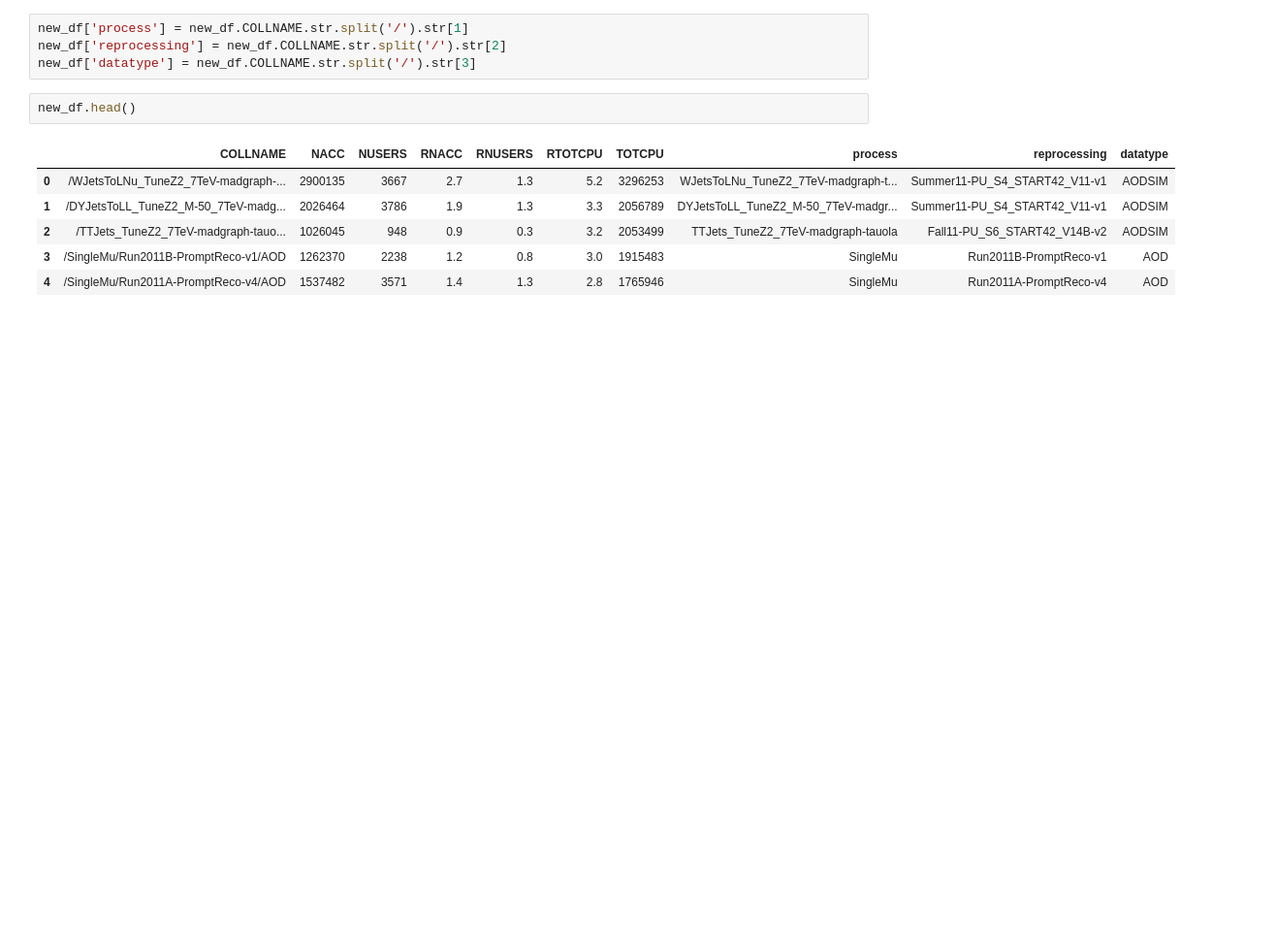
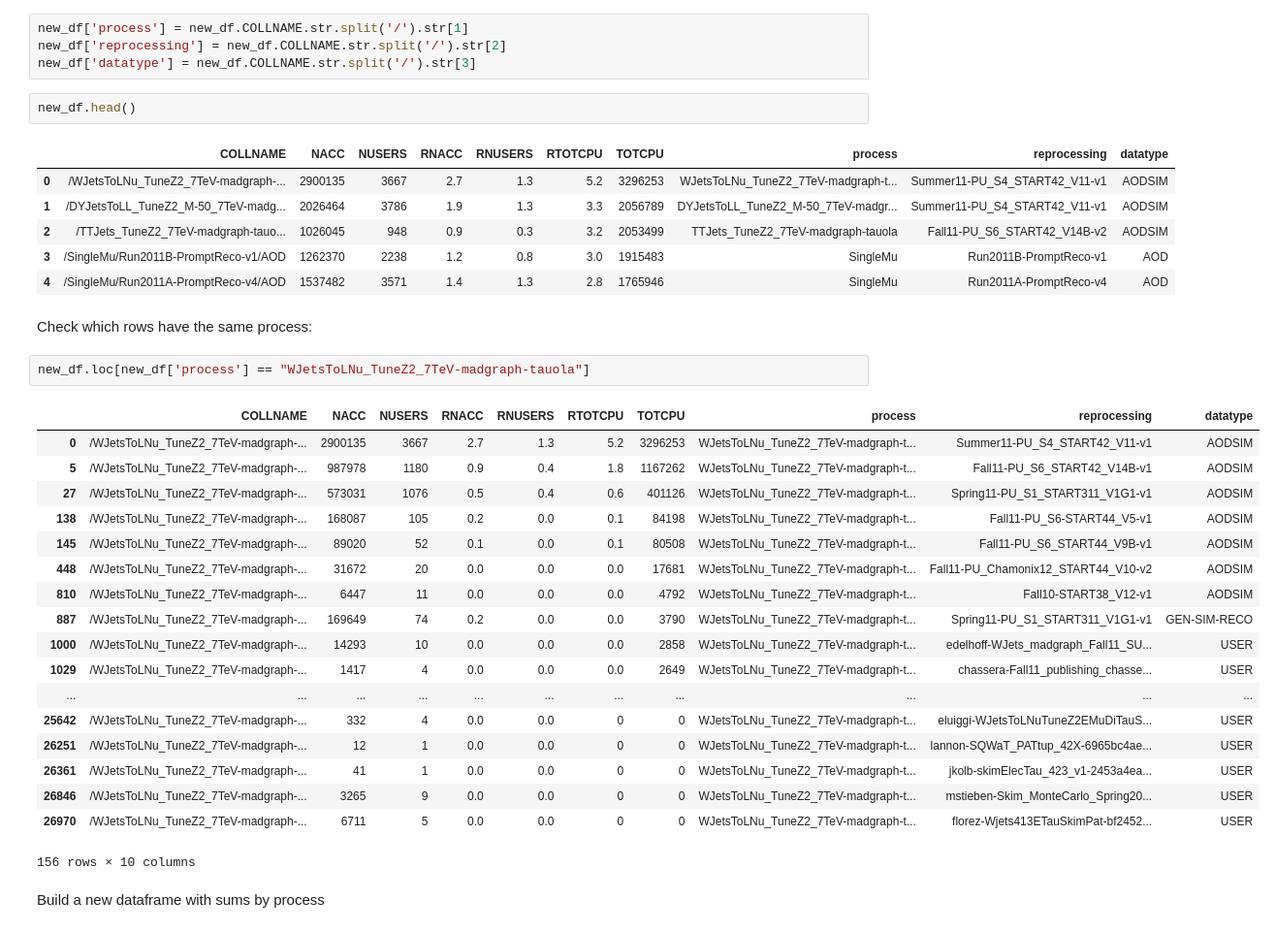
Before and after one commit to katilp/cms-data-popularity, a Jupyter notebook: compare-data-popularity.ipynb, the cells around one changed output. Shown: that part at 97% size. Drawn from its saved outputs; the diff is of its cells as text; blank space fills up the shorter version.

```diff
--- a/compare-data-popularity.ipynb
+++ b/compare-data-popularity.ipynb
@@ -259,3 +271,28 @@ new_df.head()
 | 2 | /TTJets_TuneZ2_7TeV-madgraph-tauo... | 1026045 | 948 | 0.9 | 0.3 | 3.2 | 2053499 | TTJets_TuneZ2_7TeV-madgraph-tauola | Fall11-PU_S6_START42_V14B-v2 | AODSIM |
 | 3 | /SingleMu/Run2011B-PromptReco-v1/AOD | 1262370 | 2238 | 1.2 | 0.8 | 3.0 | 1915483 | SingleMu | Run2011B-PromptReco-v1 | AOD |
 | 4 | /SingleMu/Run2011A-PromptReco-v4/AOD | 1537482 | 3571 | 1.4 | 1.3 | 2.8 | 1765946 | SingleMu | Run2011A-PromptReco-v4 | AOD |
+# %% [markdown]
+Check which rows have the same process:
+# %%
+new_df.loc[new_df['process'] == "WJetsToLNu_TuneZ2_7TeV-madgraph-tauola"]
+# %% [output]
+|  | COLLNAME | NACC | NUSERS | RNACC | RNUSERS | RTOTCPU | TOTCPU | process | reprocessing | datatype |
+| 0 | /WJetsToLNu_TuneZ2_7TeV-madgraph-... | 2900135 | 3667 | 2.7 | 1.3 | 5.2 | 3296253 | WJetsToLNu_TuneZ2_7TeV-madgraph-t... | Summer11-PU_S4_START42_V11-v1 | AODSIM |
+| 5 | /WJetsToLNu_TuneZ2_7TeV-madgraph-... | 987978 | 1180 | 0.9 | 0.4 | 1.8 | 1167262 | WJetsToLNu_TuneZ2_7TeV-madgraph-t... | Fall11-PU_S6_START42_V14B-v1 | AODSIM |
+| 27 | /WJetsToLNu_TuneZ2_7TeV-madgraph-... | 573031 | 1076 | 0.5 | 0.4 | 0.6 | 401126 | WJetsToLNu_TuneZ2_7TeV-madgraph-t... | Spring11-PU_S1_START311_V1G1-v1 | AODSIM |
+| 138 | /WJetsToLNu_TuneZ2_7TeV-madgraph-... | 168087 | 105 | 0.2 | 0.0 | 0.1 | 84198 | WJetsToLNu_TuneZ2_7TeV-madgraph-t... | Fall11-PU_S6-START44_V5-v1 | AODSIM |
+| 145 | /WJetsToLNu_TuneZ2_7TeV-madgraph-... | 89020 | 52 | 0.1 | 0.0 | 0.1 | 80508 | WJetsToLNu_TuneZ2_7TeV-madgraph-t... | Fall11-PU_S6_START44_V9B-v1 | AODSIM |
+| 448 | /WJetsToLNu_TuneZ2_7TeV-madgraph-... | 31672 | 20 | 0.0 | 0.0 | 0.0 | 17681 | WJetsToLNu_TuneZ2_7TeV-madgraph-t... | Fall11-PU_Chamonix12_START44_V10-v2 | AODSIM |
+| 810 | /WJetsToLNu_TuneZ2_7TeV-madgraph-... | 6447 | 11 | 0.0 | 0.0 | 0.0 | 4792 | WJetsToLNu_TuneZ2_7TeV-madgraph-t... | Fall10-START38_V12-v1 | AODSIM |
+| 887 | /WJetsToLNu_TuneZ2_7TeV-madgraph-... | 169649 | 74 | 0.2 | 0.0 | 0.0 | 3790 | WJetsToLNu_TuneZ2_7TeV-madgraph-t... | Spring11-PU_S1_START311_V1G1-v1 | GEN-SIM-RECO |
+| 1000 | /WJetsToLNu_TuneZ2_7TeV-madgraph-... | 14293 | 10 | 0.0 | 0.0 | 0.0 | 2858 | WJetsToLNu_TuneZ2_7TeV-madgraph-t... | edelhoff-WJets_madgraph_Fall11_SU... | USER |
+| 1029 | /WJetsToLNu_TuneZ2_7TeV-madgraph-... | 1417 | 4 | 0.0 | 0.0 | 0.0 | 2649 | WJetsToLNu_TuneZ2_7TeV-madgraph-t... | chassera-Fall11_publishing_chasse... | USER |
+| ... | ... | ... | ... | ... | ... | ... | ... | ... | ... | ... |
+| 25642 | /WJetsToLNu_TuneZ2_7TeV-madgraph-... | 332 | 4 | 0.0 | 0.0 | 0 | 0 | WJetsToLNu_TuneZ2_7TeV-madgraph-t... | eluiggi-WJetsToLNuTuneZ2EMuDiTauS... | USER |
+| 26251 | /WJetsToLNu_TuneZ2_7TeV-madgraph-... | 12 | 1 | 0.0 | 0.0 | 0 | 0 | WJetsToLNu_TuneZ2_7TeV-madgraph-t... | lannon-SQWaT_PATtup_42X-6965bc4ae... | USER |
+| 26361 | /WJetsToLNu_TuneZ2_7TeV-madgraph-... | 41 | 1 | 0.0 | 0.0 | 0 | 0 | WJetsToLNu_TuneZ2_7TeV-madgraph-t... | jkolb-skimElecTau_423_v1-2453a4ea... | USER |
+| 26846 | /WJetsToLNu_TuneZ2_7TeV-madgraph-... | 3265 | 9 | 0.0 | 0.0 | 0 | 0 | WJetsToLNu_TuneZ2_7TeV-madgraph-t... | mstieben-Skim_MonteCarlo_Spring20... | USER |
+| 26970 | /WJetsToLNu_TuneZ2_7TeV-madgraph-... | 6711 | 5 | 0.0 | 0.0 | 0 | 0 | WJetsToLNu_TuneZ2_7TeV-madgraph-t... | florez-Wjets413ETauSkimPat-bf2452... | USER |
+156 rows × 10 columns
+# %% [markdown]
+Build a new dataframe with sums by process
```
Also changed, not shown: parts of 21 cells of this notebook.
